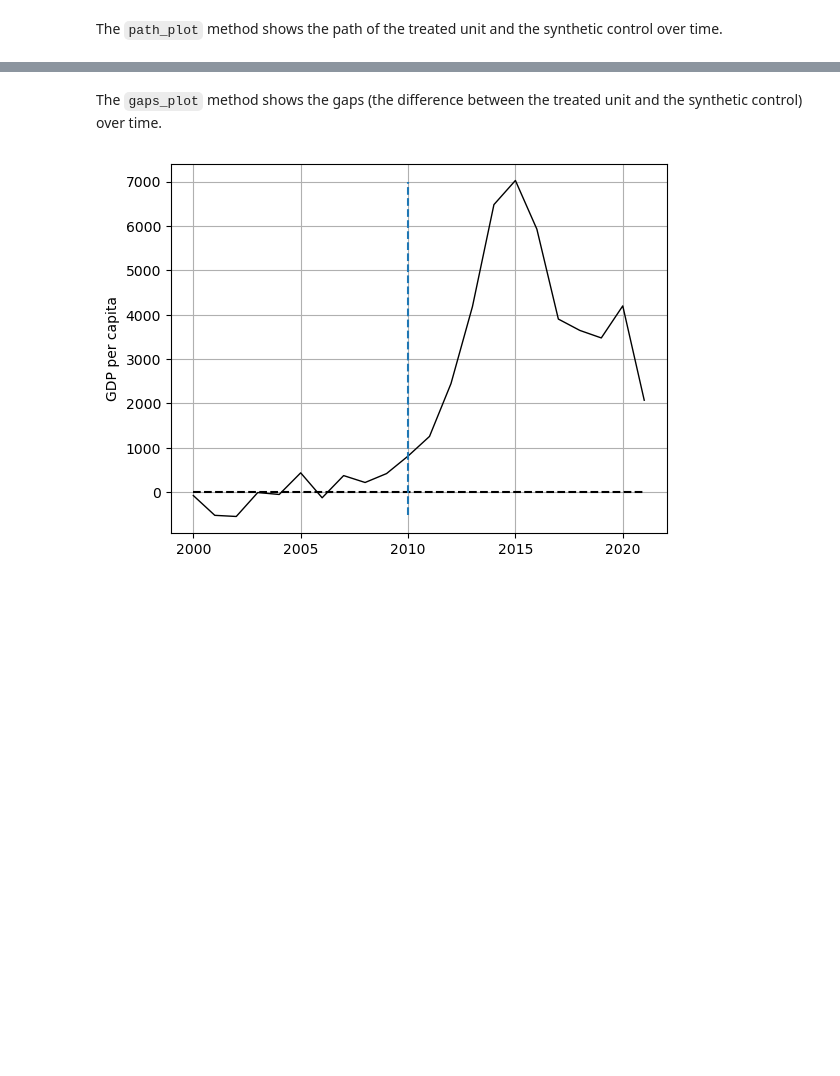
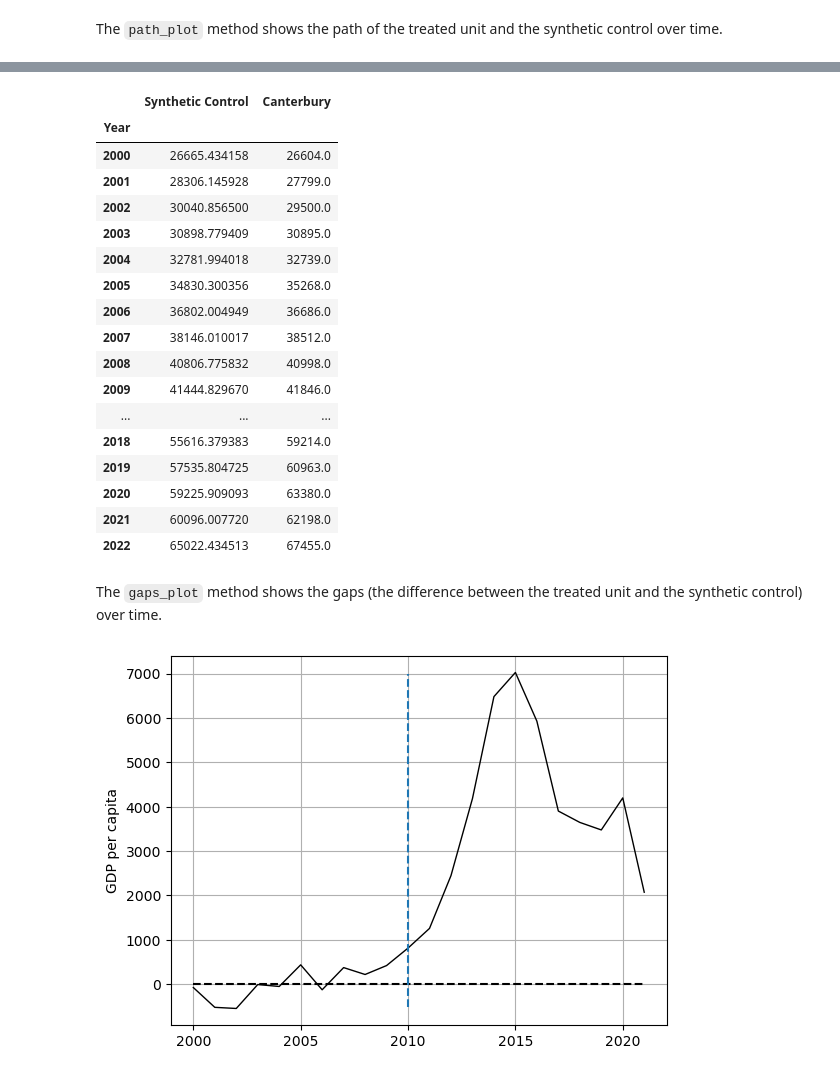
Before and after one commit to diodz/dpl-earthquakes, a Jupyter notebook: notebooks/Canterbury SCM.ipynb, the cells around one changed output, grey strips where cells are left out. Saved outputs shown, nothing was run; the diff lists cells and outputs as text; code cells hidden in the pictures; blank space fills up the shorter version.

```diff
--- a/notebooks/Canterbury SCM.ipynb
+++ b/notebooks/Canterbury SCM.ipynb
@@ -127,3 +176,24 @@ synth.path_plot(time_period=range(2000, 2023), treatment_time=2010)
+# %%
+nz_res
+# %% [output]
+|  | Synthetic Control | Canterbury |
+| Year |  |  |
+| 2000 | 26665.434158 | 26604.0 |
+| 2001 | 28306.145928 | 27799.0 |
+| 2002 | 30040.856500 | 29500.0 |
+| 2003 | 30898.779409 | 30895.0 |
+| 2004 | 32781.994018 | 32739.0 |
+| 2005 | 34830.300356 | 35268.0 |
+| 2006 | 36802.004949 | 36686.0 |
+| 2007 | 38146.010017 | 38512.0 |
+| 2008 | 40806.775832 | 40998.0 |
+| 2009 | 41444.829670 | 41846.0 |
+| ... | ... | ... |
+| 2018 | 55616.379383 | 59214.0 |
+| 2019 | 57535.804725 | 60963.0 |
+| 2020 | 59225.909093 | 63380.0 |
+| 2021 | 60096.007720 | 62198.0 |
+| 2022 | 65022.434513 | 67455.0 |
 # %% [markdown]
 The `gaps_plot` method shows the gaps (the difference between the treated unit and the synthetic control) over time.
 # %%
```
Also changed, not shown: parts of 10 cells of this notebook, 4 other files.
